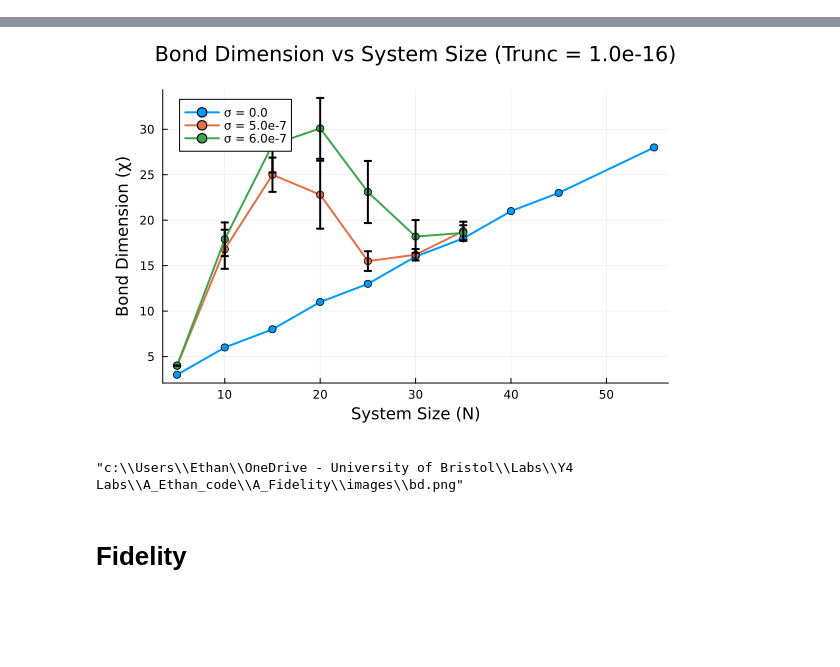
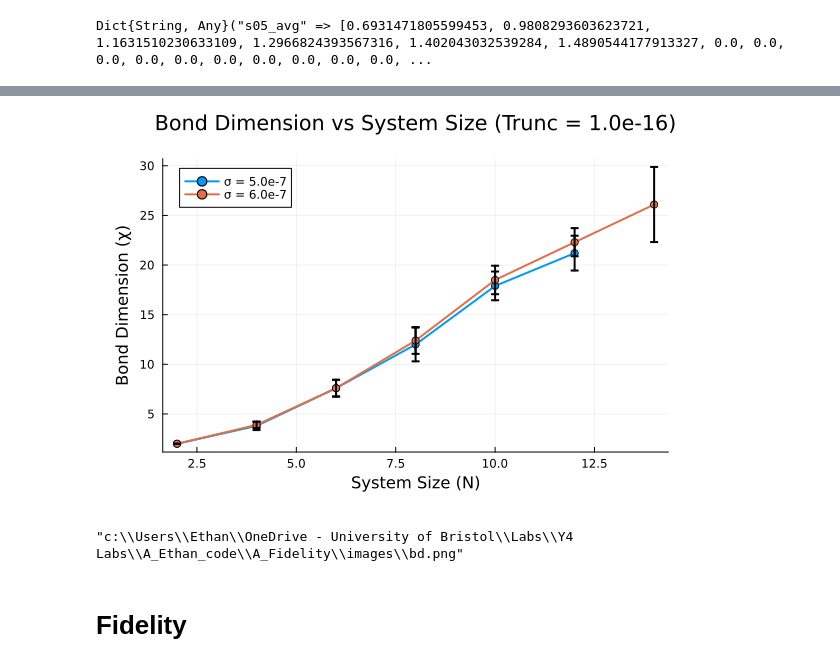
Before and after one commit to JuicerOfApples/FYRP, a Jupyter notebook: A_Fidelity/fid_analysis.ipynb, the cells around one changed output, grey strips where cells are left out. Saved outputs shown, nothing was run; the diff lists cells and outputs as text; code cells hidden in the pictures; blank space fills up the shorter version.

Commit message:
fingers crossed i can eventually get the data

```diff
--- a/A_Fidelity/fid_analysis.ipynb
+++ b/A_Fidelity/fid_analysis.ipynb
@@ -11,25 +11,23 @@ using Printf
 
 data_dir = joinpath(@__DIR__, "data")
 
-# all_data[sigma][truncation] = loaded_data_dict
+# all_data[truncation][sigma] = loaded_data_dict
 all_data = Dict{Float64, Dict{Float64, Any}}()
 
-sigma_values = [0.0, 5e-7, 6e-7, 7e-7, 8e-7, 9e-7, 1e-6, 2e-6, 3e-6, 4e-6, 5e-6]
+sigma_values = [0.0, 5e-7, 6e-7, 7e-7, 8e-7, 9e-7, 1e-6, 2e-6, 3e-6, 4e-6, 5e-6, 1e-5, 1e-4, 1e-3, 1e-2, 2e-2, 1e-1, 2e-1, 5e-1, 7e-1, 1.0, 1.5, 2.0, 3.0, 5.0]
 trunc_values = [1e-16, 1e-15, 1e-14, 1e-13, 1e-12, 1e-11, 1e-10, 1e-9, 1e-8]
 
-println("Searching in: ", data_dir)
+for trunc in trunc_values
+    all_data[trunc] = Dict{Float64, Any}()
 
-for σ in sigma_values
-    all_data[σ] = Dict{Float64, Any}()
+    for σ in sigma_values
+        trunc_str = @sprintf("%.1e", trunc)
 
-    current_trunc_list = (σ == 0.0) ? [1e-16] : trunc_values
-
-    for trunc in current_trunc_list
-
-        sigma_str = replace(@sprintf("%.1e", σ))
-        trunc_str = replace(@sprintf("%.1e", trunc))
+        # Explicitly format the clean case string to match the get_data_clean.jl output
         if σ == 0.0
             sigma_str = "0.0e+00"
+        else
+            sigma_str = @sprintf("%.1e", σ)
         end
 
         file_name = "data_fid_$(trunc_str)_$(sigma_str).jld2"
@@ -38,11 +36,13 @@ for σ in sigma_values
         if isfile(file_path)
             try
                 data = load(file_path)
-                all_data[σ][trunc] = data
-                println("Successfully loaded: σ=$sigma_str, Trunc=$trunc_str")
+                all_data[trunc][σ] = data
+                println("Successfully loaded: Trunc=$trunc_str, σ=$sigma_str")
             catch e
                 println("ERROR loading file: $file_name -> $e")
             end
+        else
+            println("File not found: $file_name")
         end
     end
 end
@@ -56,7 +67,10 @@ Successfully loaded: σ=7.0e-07, Trunc=1.0e-15
+# %%
+println(all_data[1e-16][5e-7])
+# %% [output]
+Dict{String, Any}("s05_avg" => [0.6931471805599453, 0.9808293603623721, 1.1631510230633109, 1.2966824393567316, 1.402043032539284, 1.4890544177913327, 0.0, 0.0, 0.0, 0.0, 0.0, 0.0, 0.0, 0.0, 0.0, 0.0, ...
 # %%
 target_sigmas = [0.0, 5e-7, 6e-7]
 target_trunc = 1e-16
-
 
 p_bd = plot(
     title = "Bond Dimension vs System Size (Trunc = $target_trunc)",
@@ -68,8 +82,9 @@ p_bd = plot(
 )
 
 for σ in target_sigmas
-    if haskey(all_data, σ) && haskey(all_data[σ], target_trunc)
-        data = all_data[σ][target_trunc]
+    # Flipped to match the new all_data[truncation][sigma] structure
+    if haskey(all_data, target_trunc) && haskey(all_data[target_trunc], σ)
+        data = all_data[target_trunc][σ]
 
         N_full = data["N_range"]
         bond_dims_full = data["avg_arr"]
@@ -78,7 +93,6 @@ for σ in target_sigmas
         mask = bond_dims_full .> 0
         N_vals = N_full[mask]
         bond_dims = bond_dims_full[mask]
-
 
         if σ == 0.0
             err_bars = nothing
@@ -91,6 +105,8 @@ for σ in target_sigmas
             label = "σ = $(σ)",
             marker = :circle,
             linewidth = 2)
+    else
+        println("Warning: Data not found for Trunc = $target_trunc, σ = $σ")
     end
 end
 
@@ -100,4 +117,4 @@ savefig(p_bd, joinpath("images", "bd.png"))
-[figure, old version]
+[figure, new version]
-"c:\\Users\\Ethan\\OneDrive - University of Bristol\\Labs\\Y4 Labs\\A_Ethan_code\\A_Fidelity\\images\\bd.png"
+"c:\\Users\\Ethan\\OneDrive - University of Bristol\\Labs\\Y4 Labs\\A_Ethan_code\\A_Fidelity\\images\\bd.png"
 # %% [markdown]
 # Fidelity
```
Also changed, not shown: parts of 7 cells of this notebook, 21 other files.
